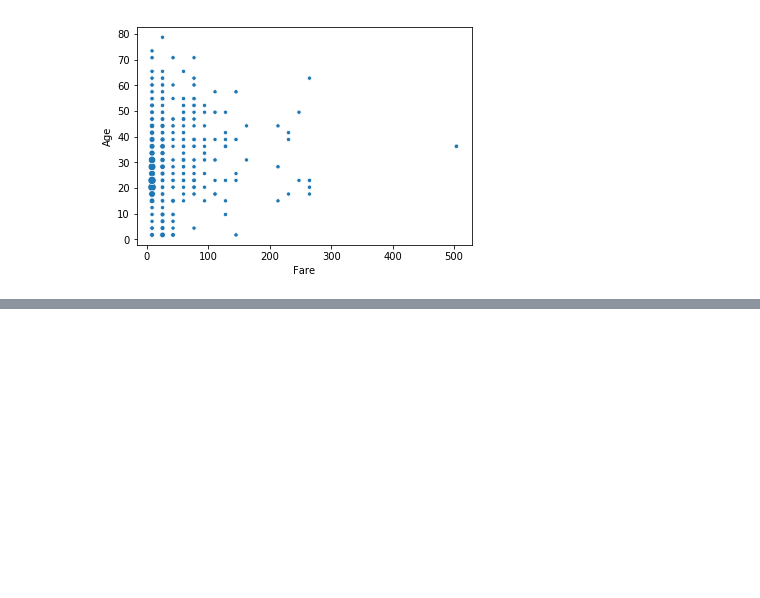
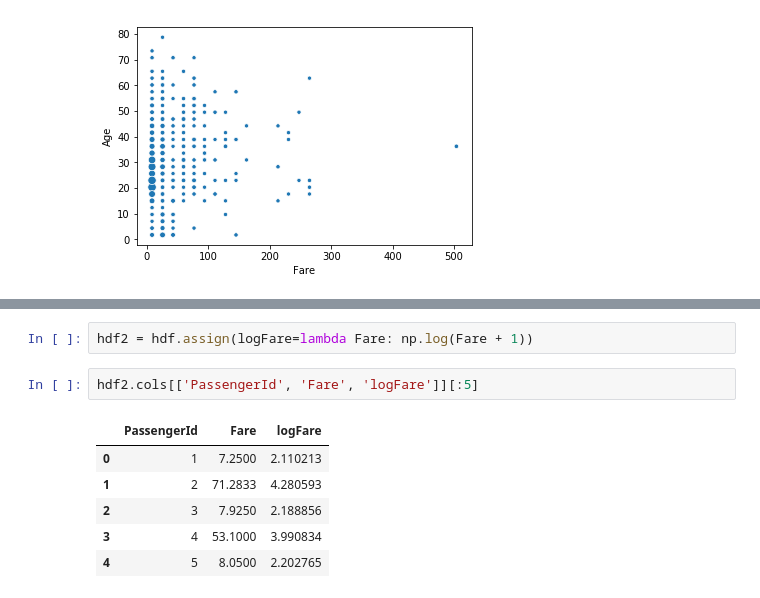
Before and after one commit to dvgodoy/handyspark, a Jupyter notebook: notebooks/Exploring Titanic.ipynb, the cells around one changed output, grey strips where cells are left out. Drawn from its saved outputs; the diff is of its cells as text; blank space fills up the shorter version.

```diff
--- a/notebooks/Exploring Titanic.ipynb
+++ b/notebooks/Exploring Titanic.ipynb
@@ -206,2 +210,13 @@ hdf.cols[['Fare', 'Age']].boxplot(ax=ax)
+# %%
+hdf2 = hdf.assign(logFare=lambda Fare: np.log(Fare + 1))
+# %%
+hdf2.cols[['PassengerId', 'Fare', 'logFare']][:5]
+# %% [output]
+|  | PassengerId | Fare | logFare |
+| 0 | 1 | 7.2500 | 2.110213 |
+| 1 | 2 | 71.2833 | 4.280593 |
+| 2 | 3 | 7.9250 | 2.188856 |
+| 3 | 4 | 53.1000 | 3.990834 |
+| 4 | 5 | 8.0500 | 2.202765 |
 # %%
 import numpy as np
```
Also changed, not shown: parts of 13 cells of this notebook, 4 other files.
